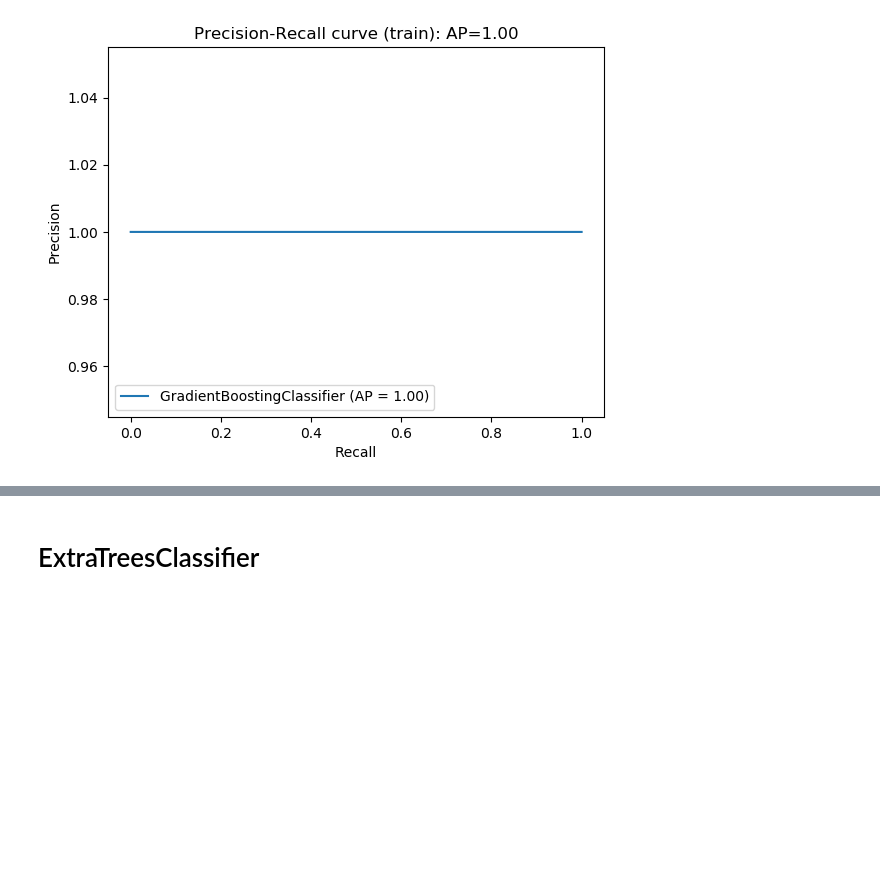
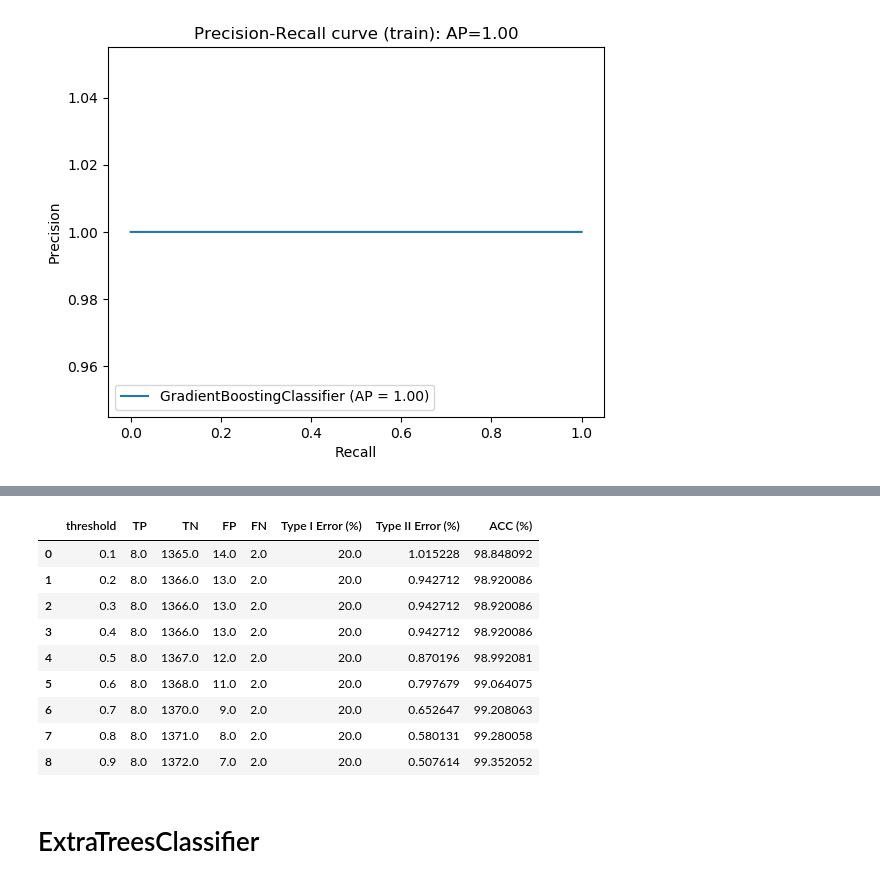
Before and after one commit to jimmylihe/company-bankrupcy-prediction-advanced, a Jupyter notebook: 1year.arff.ipynb, the cells around one changed output, grey strips where cells are left out. Drawn from its saved outputs; the diff is of its cells as text; code cells hidden in the pictures; blank space fills up the shorter version.

```diff
--- a/1year.arff.ipynb
+++ b/1year.arff.ipynb
@@ -901,3 +946,18 @@ Text(0.5, 1.0, 'Precision-Recall curve (train): AP=1.00')
+# %%
+# threshold table for test
+thres_table_gbc_test = threshold_table_from_prob(gbc,X_test[list(X_train_gbc)],y_test)
+thres_table_gbc_test
+# %% [output]
+|  | threshold | TP | TN | FP | FN | Type I Error (%) | Type II Error (%) | ACC (%) |
+| 0 | 0.1 | 8.0 | 1365.0 | 14.0 | 2.0 | 20.0 | 1.015228 | 98.848092 |
+| 1 | 0.2 | 8.0 | 1366.0 | 13.0 | 2.0 | 20.0 | 0.942712 | 98.920086 |
+| 2 | 0.3 | 8.0 | 1366.0 | 13.0 | 2.0 | 20.0 | 0.942712 | 98.920086 |
+| 3 | 0.4 | 8.0 | 1366.0 | 13.0 | 2.0 | 20.0 | 0.942712 | 98.920086 |
+| 4 | 0.5 | 8.0 | 1367.0 | 12.0 | 2.0 | 20.0 | 0.870196 | 98.992081 |
+| 5 | 0.6 | 8.0 | 1368.0 | 11.0 | 2.0 | 20.0 | 0.797679 | 99.064075 |
+| 6 | 0.7 | 8.0 | 1370.0 | 9.0 | 2.0 | 20.0 | 0.652647 | 99.208063 |
+| 7 | 0.8 | 8.0 | 1371.0 | 8.0 | 2.0 | 20.0 | 0.580131 | 99.280058 |
+| 8 | 0.9 | 8.0 | 1372.0 | 7.0 | 2.0 | 20.0 | 0.507614 | 99.352052 |
 # %% [markdown]
 # ExtraTreesClassifier
 # %%
```
Also changed, not shown: parts of 7 cells of this notebook.
